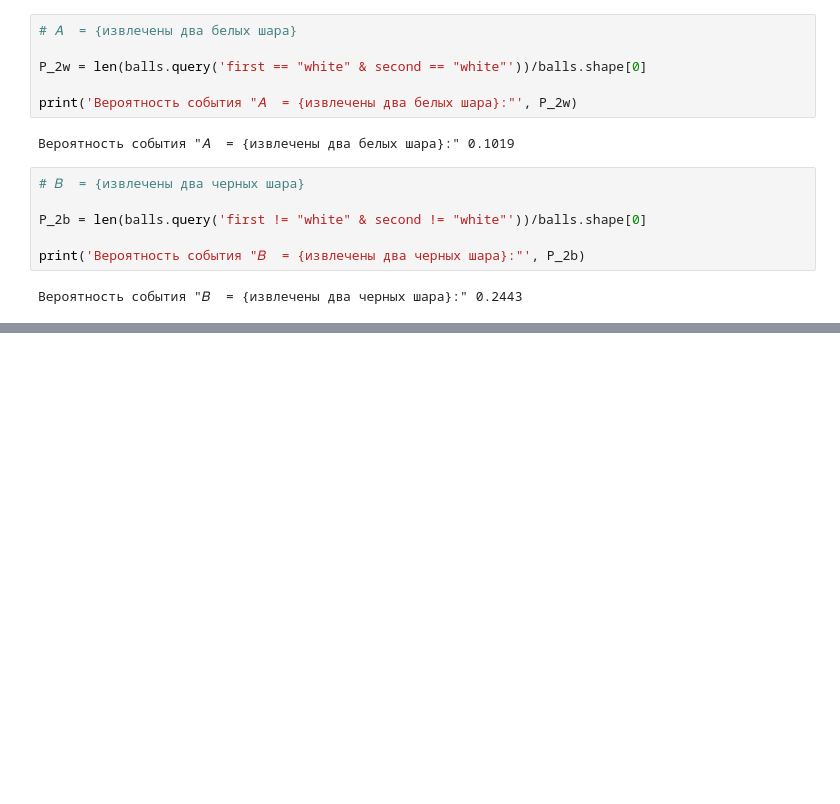
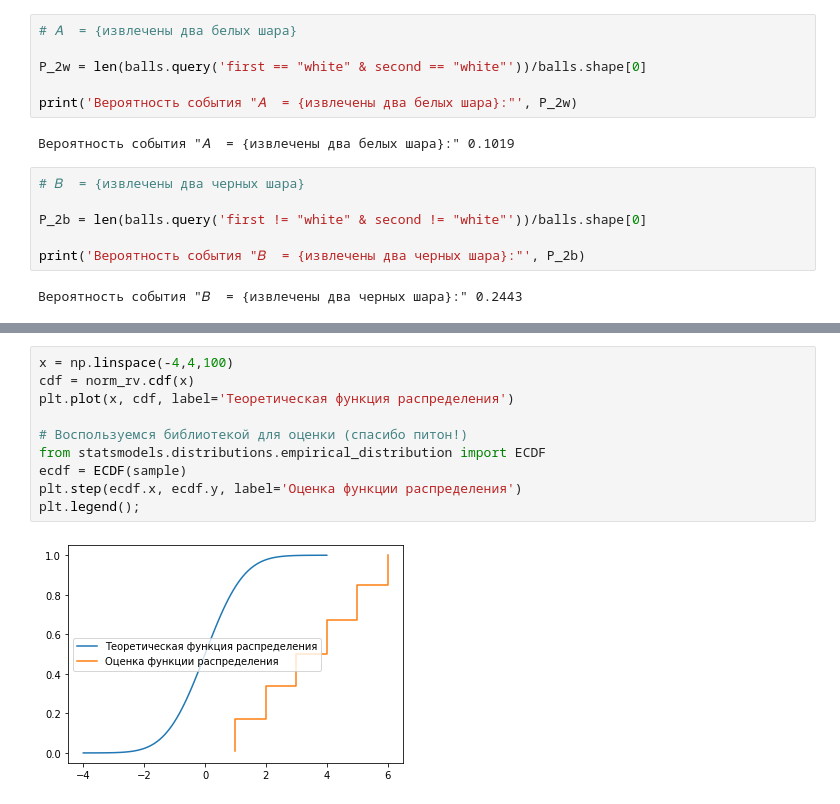
Before and after one commit to Avlaber/da_homeworks, a Jupyter notebook: Lesson 1 _ Практика.ipynb, the cells around one changed output, grey strips where cells are left out. Cells and saved outputs as stored; diff of their text form; blank space fills up the shorter version.

```diff
--- a/Lesson 1 _ Практика.ipynb
+++ b/Lesson 1 _ Практика.ipynb
@@ -621,0 +646,12 @@ print('Вероятность события "𝐵  = {извлечены два
+# %%
+x = np.linspace(-4,4,100)
+cdf = norm_rv.cdf(x)
+plt.plot(x, cdf, label='Теоретическая функция распределения')
+
+# Воспользуемся библиотекой для оценки (спасибо питон!)
+from statsmodels.distributions.empirical_distribution import ECDF
+ecdf = ECDF(sample)
+plt.step(ecdf.x, ecdf.y, label='Оценка функции распределения')
+plt.legend();
+# %% [output]
+[figure, added]
```
Also changed, not shown: parts of 27 cells of this notebook.
